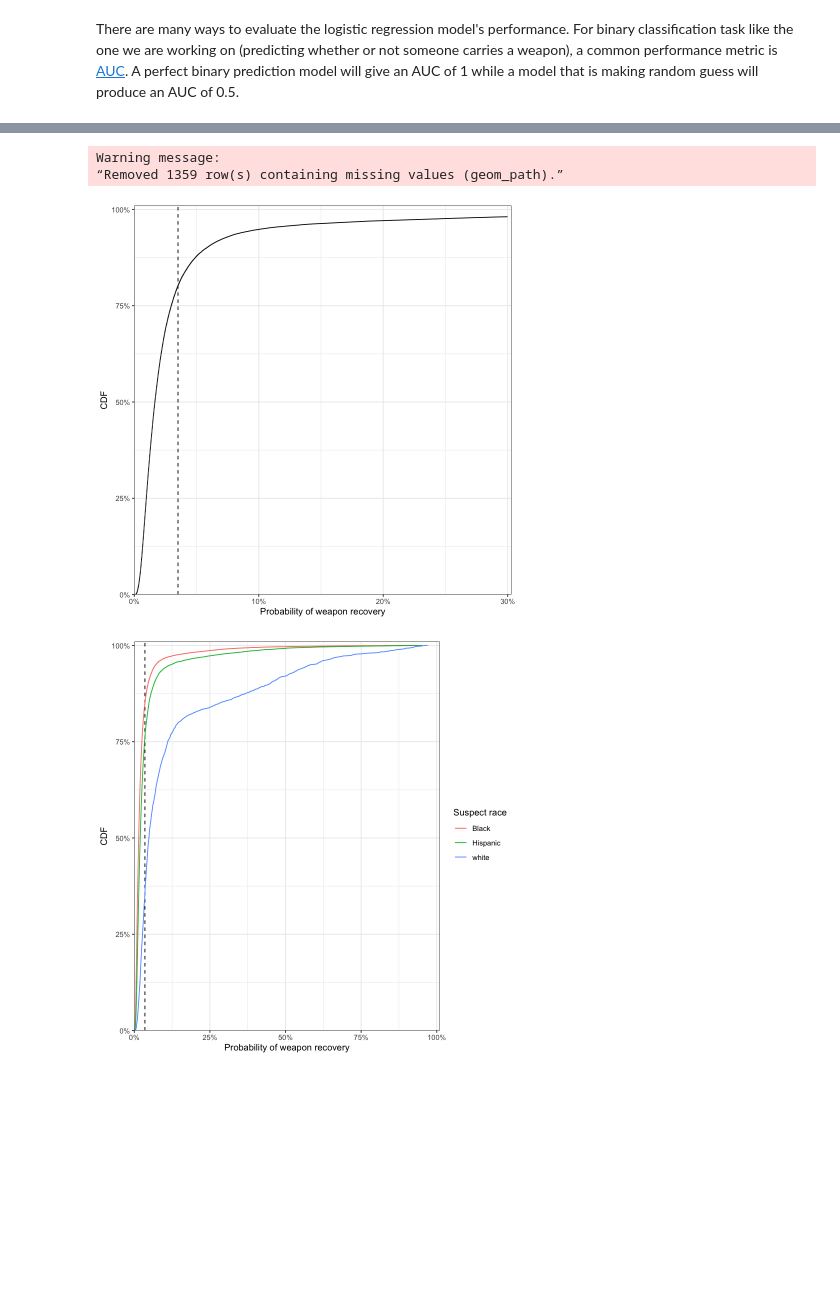
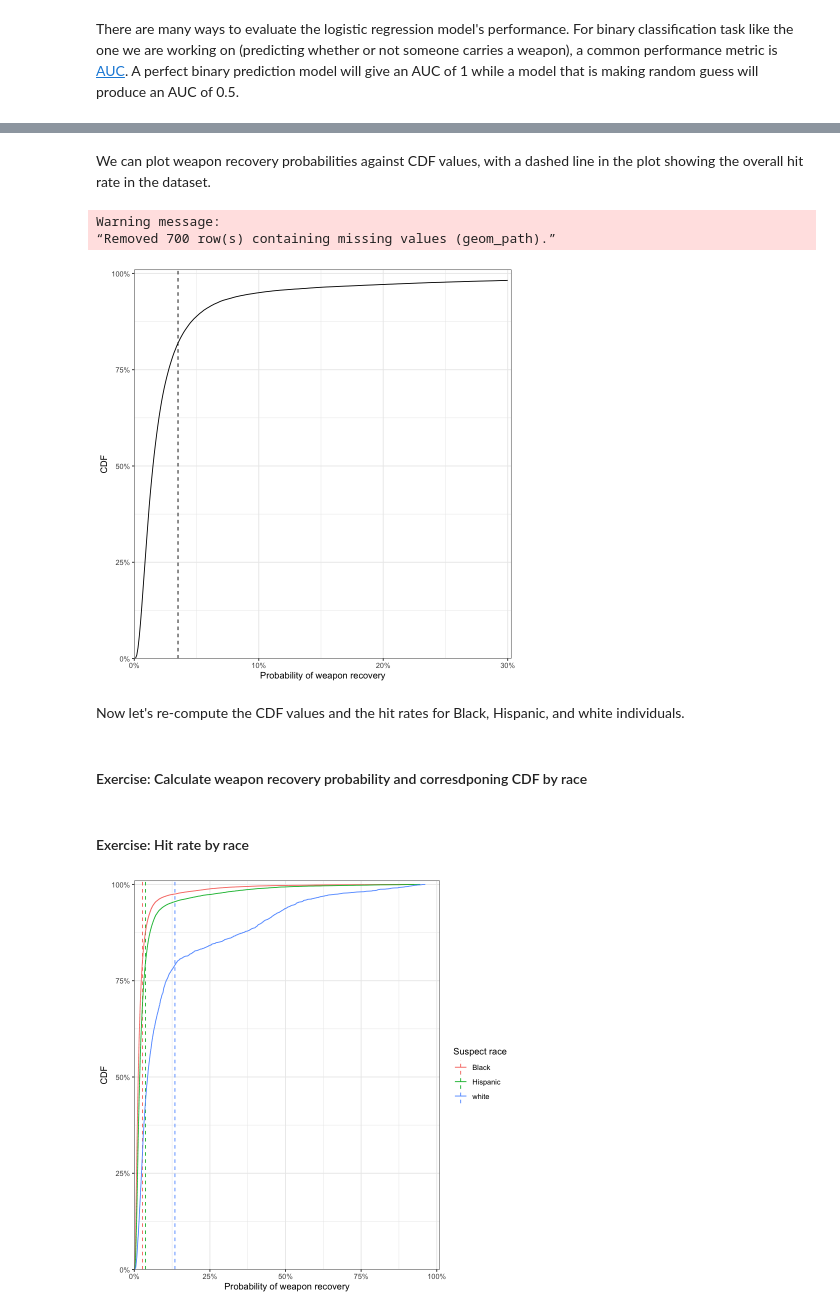
Before and after one commit to stanford-policylab/law-order-algo-2021, a Jupyter notebook: labs/week-3-reasonable_suspicion-answers.ipynb, the cells around one changed output, grey strips where cells are left out. Saved outputs shown, nothing was run; the diff lists cells and outputs as text; code cells hidden in the pictures; blank space fills up the shorter version.

Commit message:
update sqf sample description for week 2 and 3; finish week3 draft and add exercise

```diff
--- a/labs/week-3-reasonable_suspicion-answers.ipynb
+++ b/labs/week-3-reasonable_suspicion-answers.ipynb
@@ -42,7 +61,8 @@ stops <- stops %>%
            ~ fct_lump(factor(.x), prop = 0.001)),
     # convert outcome into numeric
     across(all_of('found_weapon'), ~ if_else(.x == "TRUE", 1, 0)),
-    frisked = as.logical(frisked)
+    frisked = as.logical(frisked),
+    suspect_race = if_else(suspect_race == "white", "white", str_to_title(suspect_race))
   )
 
 head(stops)
@@ -122,9 +149,9 @@ To check the hit rate for CPW frisks, we shall first restrict our dataset to ind
 # %%
 # Your code here!
-# Create a data frame named stops_cpw with only cpw stops
+# Create a data frame named stops_cpw with only cpw stops as indicated by column suspected_crime
 # START solution
 
 stops_cpw <- stops %>%
-  filter(frisked, suspected_crime == "cpw")
+  filter(suspected_crime == "cpw")
 
 # END solution
@@ -316,8 +343,8 @@ cdf_by_weapon_recovery <- stops_test_cpw %>%
+# %% [markdown]
+We can plot weapon recovery probabilities against CDF values, with a dashed line in the plot showing the overall hit rate in the dataset.
 # %%
-# Figures:
-# - CDF by weapon recovery
-ggplot(cdf_by_weapon_recovery, aes(x = p, y = cdf)) +
-  geom_vline(xintercept=overall_hit_rate_weapon, linetype='dashed') +
+ggplot(weapon_recovery_vs_cdf, aes(x = p, y = cdf)) +
+  geom_vline(xintercept=hit_rate_overall, linetype='dashed') +
   geom_line() +
   scale_x_continuous('Probability of weapon recovery', labels = scales::percent,
                      limits = c(0, 0.3), expand = expansion(mult = c(0, 0.01))) +
@@ -325,27 +352,46 @@ ggplot(cdf_by_weapon_recovery, aes(x = p, y = cdf)) +
                      limits = c(0, 1), expand = expansion(mult = c(0, 0.01)))
 # %% [output]
 Warning message:
-“Removed 1359 row(s) containing missing values (geom_path).”
+“Removed 700 row(s) containing missing values (geom_path).”
-[figure, old version]
+[figure, new version]
+# %% [markdown]
+Now let's re-compute the CDF values and the hit rates for Black, Hispanic, and white individuals.
+# %% [markdown]
+#### Exercise: Calculate weapon recovery probability and corresdponing CDF by race
 # %%
 # Your code here!
+# Calculate threshold vs. cdf by race for Black, Hispanic, and white individuals
+# The output should be a data frame named weapon_recovery_vs_cdf_by_race containing 3 columns: suspect_race, p, and cdf
 # START solution
-cdf_by_weapon_recovery_by_race <- stops_test_cpw %>%
-  filter(suspect_race %in% c("black", "hispanic", "white")) %>%
-  mutate(suspect_race = if_else(suspect_race == "white", "white", str_to_title(suspect_race))) %>%
+weapon_recovery_vs_cdf_by_race <- stops_test_cpw %>%
+  filter(suspect_race %in% c("Black", "Hispanic", "white")) %>%
   arrange(found_weapon_pred) %>%
   group_by(suspect_race) %>%
   mutate(p = found_weapon_pred,
-         cdf = 1:n() / n())
+         cdf = 1:n() / n()) %>%
+  select(suspect_race, p, cdf)
 # END solution
+# %% [markdown]
+#### Exercise: Hit rate by race
+# %%
+# Your code here!
+# Calculate hit rate by race for Black, Hispanic, and white individuals
+# The output should be a data frame named hit_rate_by_race with 2 columns: suspect_race and hit_rate
+# START solution
+hit_rate_by_race <- stops_test_cpw %>%
+  filter(suspect_race %in% c("Black", "Hispanic", "white")) %>%
+  group_by(suspect_race) %>%
+  summarize(hit_rate = mean(found_weapon))
+# END solution
 # %%
-ggplot(cdf_by_weapon_recovery_by_race, aes(x = p, y = cdf, color = suspect_race)) +
-  geom_vline(xintercept=overall_hit_rate_weapon, linetype='dashed') +
+# weapon recovery probability vs. CDF
+ggplot(weapon_recovery_vs_cdf_by_race, aes(x = p, y = cdf, color = suspect_race)) +
+  geom_vline(data=hit_rate_by_race, aes(xintercept=hit_rate, color = suspect_race), linetype='dashed') +
   geom_line() +
   scale_x_continuous('Probability of weapon recovery', labels = scales::percent,
                      limits = c(0, 1), expand = expansion(mult = c(0, 0.01))) +
   scale_y_continuous('CDF', labels = scales::percent,
                      limits = c(0, 1), expand = expansion(mult = c(0, 0.01))) +
   scale_color_discrete("Suspect race")
 # %% [output]
-[figure, old version]
+[figure, new version]
```
Also changed, not shown: parts of 35 cells of this notebook, 3 other files.
